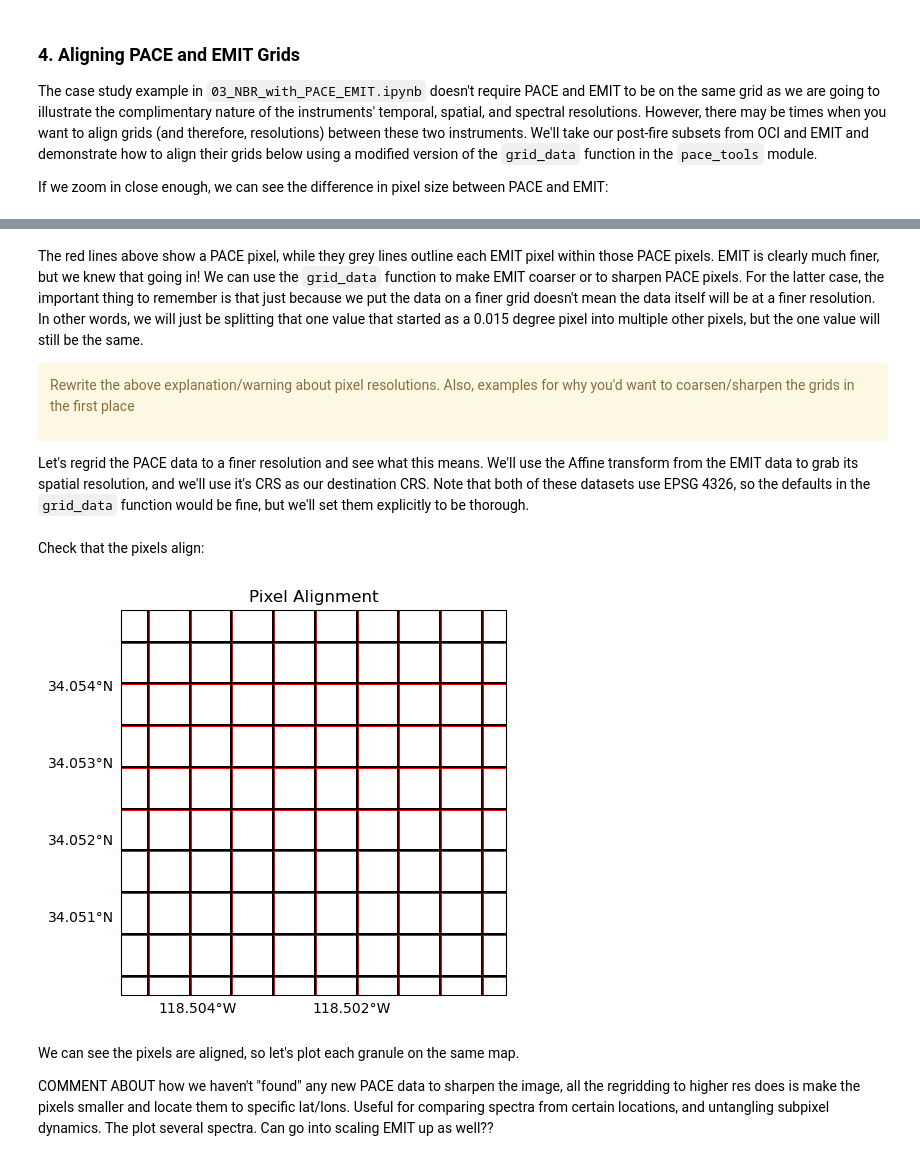
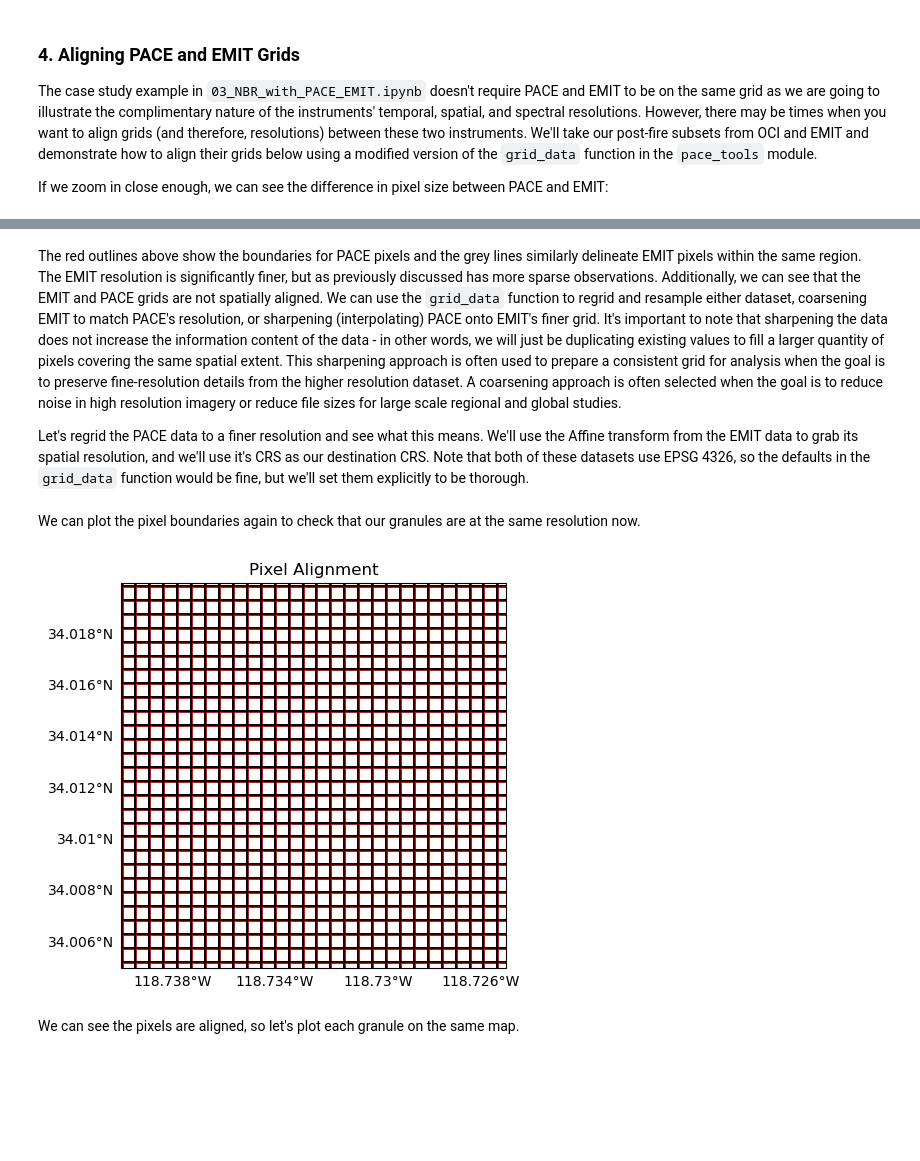
Before and after one commit to skyecaplan/VITALS, a Jupyter notebook: python/emit_pace/02_Align_PACE_EMIT_Grids.ipynb, the cells around one changed output, grey strips where cells are left out. Cells and saved outputs as stored; diff of their text form; code cells hidden in the pictures; blank space fills up the shorter version.

Commit message:
adding eb feedback on 02_Align

```diff
--- a/python/emit_pace/02_Align_PACE_EMIT_Grids.ipynb
+++ b/python/emit_pace/02_Align_PACE_EMIT_Grids.ipynb
@@ -69,10 +74,9 @@ In the last notebook, we found and downloaded specific granules from before and
 # %%
-# These are local paths from the first tutorial
-# if necessary, grab this one too and mosaic for before: EMIT_L2A_RFL_001_20240825T173104_2423811_007
-# NOTE: Find a good place to put these and pull them in? text file maybe
-emit_paths = ["data/EMIT_L2A_RFL_001_20240825T173115_2423811_008.nc", # before
-              "data/EMIT_L2A_RFL_001_20250324T220953_2508314_003.nc", # after
-              "data/EMIT_L2A_MASK_001_20240825T173115_2423811_008.nc",
-              "data/EMIT_L2A_MASK_001_20250324T220953_2508314_003.nc"]
-oci_path = ["data/PACE_OCI.20241218T202231.L2.SFREFL.V3_1.nc",        # before
-            "data/PACE_OCI.20250113T204049.L2.SFREFL.V3_1.nc"]        # after
+# NOTE: 03/04/26 these will likely live in the repo but need to be subset to
+#   smaller bbox and relevant wls
+emit_paths = ["emit_pace/data/EMIT_L2A_RFL_001_20240825T173115_2423811_008.nc", # before
+              "emit_pace/data/EMIT_L2A_RFL_001_20250324T220953_2508314_003.nc", # after
+              "emit_pace/data/EMIT_L2A_MASK_001_20240825T173115_2423811_008.nc",
+              "emit_pace/data/EMIT_L2A_MASK_001_20250324T220953_2508314_003.nc"]
+oci_path = ["emit_pace/data/PACE_OCI.20241218T202231.L2.SFREFL.V3_1.nc",        # before
+            "emit_pace/data/PACE_OCI.20250113T204049.L2.SFREFL.V3_1.nc"]        # after
@@ -126,7 +141,0 @@ The `Aggregate Flag` is a aggregation of the first 5 data quality flags listed a
-# %%
-# NOTE: Can we use the quality_mask or band_mask EMIT tool to note use the dilated cld mask?
-emit_pre_mask = emit_pre_mask.sel(mask_bands='Aggregate Flag')
-emit_post_mask = emit_post_mask.sel(mask_bands='Aggregate Flag')
-
-emit_pre["reflectance"].data[emit_pre_mask["mask"].data == 1] = np.nan
-emit_post["reflectance"].data[emit_post_mask["mask"].data == 1] = np.nan
@@ -133 +144,10 @@ emit_post["reflectance"].data[emit_post_mask["mask"].data == 1] = np.nan
+# %%
+selected_mask_bands = ['Cloud flag','Cirrus flag','Water flag','Spacecraft Flag']
+
+# Select and Combine Bands
+combined_emit_pre_mask = emit_pre_mask['mask'].sel(mask_bands=selected_mask_bands).any('mask_bands').astype(int)
+combined_emit_post_mask = emit_post_mask['mask'].sel(mask_bands=selected_mask_bands).any('mask_bands').astype(int)
+
+emit_pre["reflectance"].data[combined_emit_pre_mask.data == 1] = np.nan
+emit_post["reflectance"].data[combined_emit_post_mask.data == 1] = np.nan
 # %% [markdown]
@@ -163,0 +178,6 @@ plt.show()
+# %%
+# Will likely exclude this (and the following two cells) because we will subset in the first notebook
+emit_post = emit_post.transpose("wavelengths", ...)
+emit_post = emit_post.rio.reproject_match(emit_pre)
+
+emit_post = emit_post.rename({"x":"longitude", "y":"latitude"})
@@ -272,31 +308,22 @@ plt.show()
 # %% [markdown]
-The red lines above show a PACE pixel, while they grey lines outline each EMIT pixel within those PACE pixels. EMIT is clearly much finer, but we knew that going in! We can use the `grid_data` function to make EMIT coarser or to sharpen PACE pixels. For the latter case, the important thing to remember is that just because we put the data on a finer grid doesn't mean the data itself will be at a finer resolution. In other words, we will just be splitting that one value that started as a 0.015 degree pixel into multiple other pixels, but the one value will still be the same.
-
-<div class="alert alert-warning" role="alert">
-
-Rewrite the above explanation/warning about pixel resolutions. Also, examples for why you'd want to coarsen/sharpen the grids in the first place
-
-</div>
+The red outlines above show the boundaries for PACE pixels and the grey lines similarly delineate EMIT pixels within the same region. The EMIT resolution is significantly finer, but as previously discussed has more sparse observations. Additionally, we can see that the EMIT and PACE grids are not spatially aligned. We can use the `grid_data` function to regrid and resample either dataset, coarsening EMIT to match PACE's resolution, or sharpening (interpolating) PACE onto EMIT's finer grid. It's important to note that sharpening the data does not increase the information content of the data - in other words, we will just be duplicating existing values to fill a larger quantity of pixels covering the same spatial extent. This sharpening approach is often used to prepare a consistent grid for analysis when the goal is to preserve fine-resolution details from the higher resolution dataset. A coarsening approach is often selected when the goal is to reduce noise in high resolution imagery or reduce file sizes for large scale regional and global studies.
 
 Let's regrid the PACE data to a finer resolution and see what this means. We'll use the Affine transform from the EMIT data to grab its spatial resolution, and we'll use it's CRS as our destination CRS. Note that both of these datasets use EPSG 4326, so the defaults in the `grid_data` function would be fine, but we'll set them explicitly to be thorough.
 # %%
 oci_finer = pace.grid_data(src=oci_post_sub,
                            dst_transform=emit_post_sub.rio.transform())
-# %% [markdown]
-Check that the pixels align:
+# %% [markdown]
+We can plot the pixel boundaries again to check that our granules are at the same resolution now.
 # %%
-# Same comment as the figure above
 fig, ax = plt.subplots(figsize=(13,5), subplot_kw=dict(projection=ccrs.PlateCarree()))
 oci_finer.rhos.sel({"wavelength_3d":860}, method="nearest").plot(vmin=-1, vmax=0, cmap="Greys_r", transform=ccrs.PlateCarree(),linewidth=2, edgecolors="red", add_colorbar=False)
 emit_post_sub.reflectance.sel({"wavelengths":860}, method="nearest").plot(vmin=0, vmax=1, cmap="viridis", transform=ccrs.PlateCarree(),  linewidth=0.05, edgecolors="k", add_colorbar=False, alpha=1)
-ax.set_extent([-118.505, -118.50, 34.05, 34.055])
+ax.set_extent([-118.74, -118.725, 34.005, 34.02])
 ax.gridlines(draw_labels={"left": "y", "bottom": "x"}, alpha=0.0)
 ax.set_title("Pixel Alignment")
 plt.show()
 # %% [output]
-[figure, old version]
+[figure, new version]
-# %% [markdown]
-We can see the pixels are aligned, so let's plot each granule on the same map.
-
-COMMENT ABOUT how we haven't "found" any new PACE data to sharpen the image, all the regridding to higher res does is make the pixels smaller and locate them to specific lat/lons. Useful for comparing spectra from certain locations, and untangling subpixel dynamics. The plot several spectra. Can go into scaling EMIT up as well??
+# %% [markdown]
+We can see the pixels are aligned, so let's plot each granule on the same map.
 # %%
```
Also changed, not shown: parts of 29 cells of this notebook, 1 other file.
